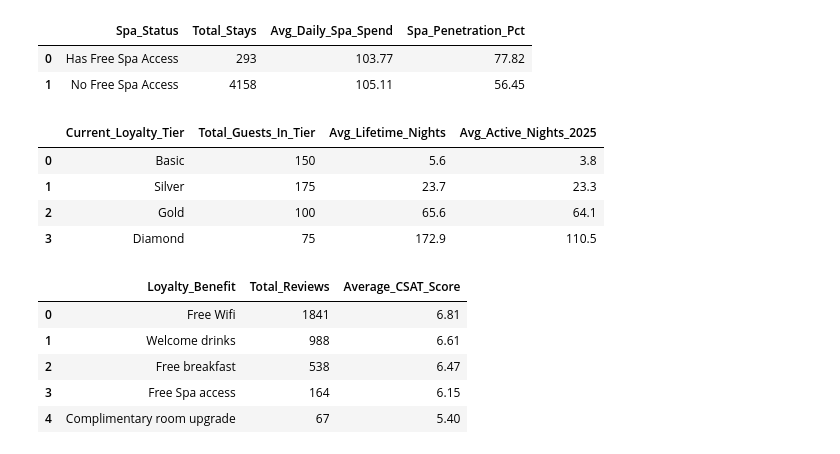
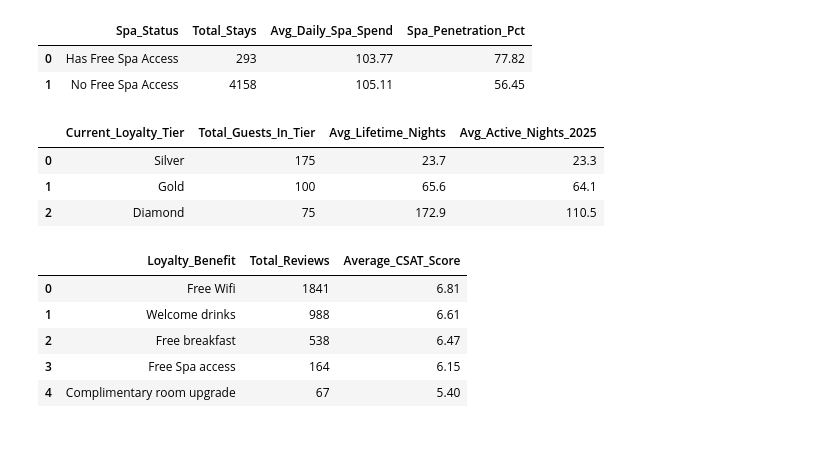
Before and after one commit to katherinexxxl/DM-Assignment-Group-32, a Jupyter notebook: database creation_duckdb.ipynb, the cells around one changed output. Cells and saved outputs as stored; diff of their text form; code cells hidden in the pictures.

Commit message:
removed basic tier shown in tables

```diff
--- a/database creation_duckdb.ipynb
+++ b/database creation_duckdb.ipynb
@@ -332,35 +332,35 @@ GROUP BY Spa_Status
 # %%
 # Insight 2: Customer Lifetime Value (CLV) & The Annual Restructure
 # Query 2: The Temporal Velocity Check (Accumulation vs. Active Year)
 con.execute("""
 WITH Guest_Lifetimes AS (
     SELECT
         s.Guest_ID,
         SUM(s.number_of_nights) AS Lifetime_Nights,
         SUM(CASE WHEN EXTRACT(YEAR FROM s.check_in_date) = 2025
                  THEN s.number_of_nights ELSE 0 END) AS Year_2025_Nights,
         SUM(COALESCE(sb.quantity_used_benefit * sb.historical_unit_cost, 0)) AS Lifetime_Benefit_Cost
     FROM Stays s
     LEFT JOIN Stays_Benefits sb ON s.Stay_ID = sb.Stay_ID
     GROUP BY s.Guest_ID
 )
 SELECT
     t.tier_name                        AS Current_Loyalty_Tier,
     COUNT(g.Guest_ID)                  AS Total_Guests_In_Tier,
     ROUND(AVG(g.Lifetime_Nights), 1)   AS Avg_Lifetime_Nights,
     ROUND(AVG(g.Year_2025_Nights), 1)  AS Avg_Active_Nights_2025
 FROM Guest_Lifetimes g
 JOIN Guests_Tiers gt ON g.Guest_ID = gt.Guest_ID
 JOIN Tiers t          ON gt.Tier_ID = t.Tier_ID
+WHERE t.tier_name <> 'Basic'S
 GROUP BY t.tier_name, gt.Tier_ID
 ORDER BY gt.Tier_ID ASC
 """).df()
 # %% [output]
 |  | Current_Loyalty_Tier | Total_Guests_In_Tier | Avg_Lifetime_Nights | Avg_Active_Nights_2025 |
-| 0 | Basic | 150 | 5.6 | 3.8 |
-| 1 | Silver | 175 | 23.7 | 23.3 |
-| 2 | Gold | 100 | 65.6 | 64.1 |
-| 3 | Diamond | 75 | 172.9 | 110.5 |
+| 0 | Silver | 175 | 23.7 | 23.3 |
+| 1 | Gold | 100 | 65.6 | 64.1 |
+| 2 | Diamond | 75 | 172.9 | 110.5 |
 # %%
 # Insight 3: The CSAT Paradox & Unstructured Sentiment Mining
 # Query 3A: Phase 1 — The Quantitative Trigger
```
Also changed, not shown: parts of 1 cell of this notebook, 5 other files.
